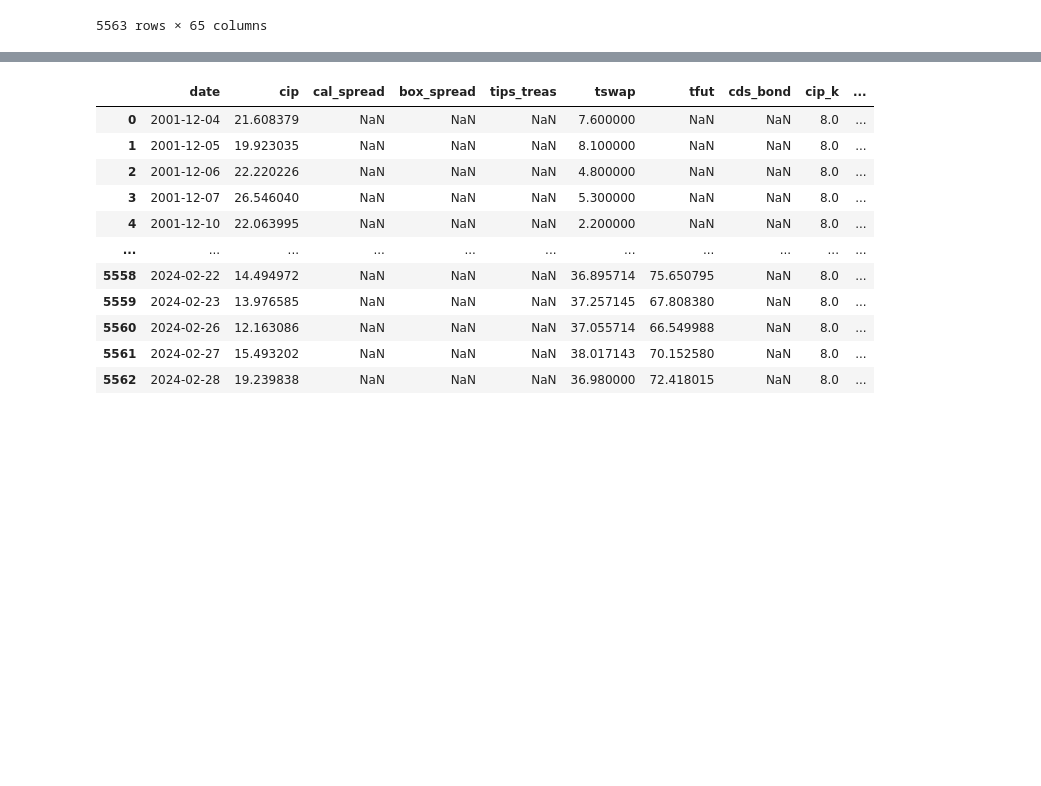
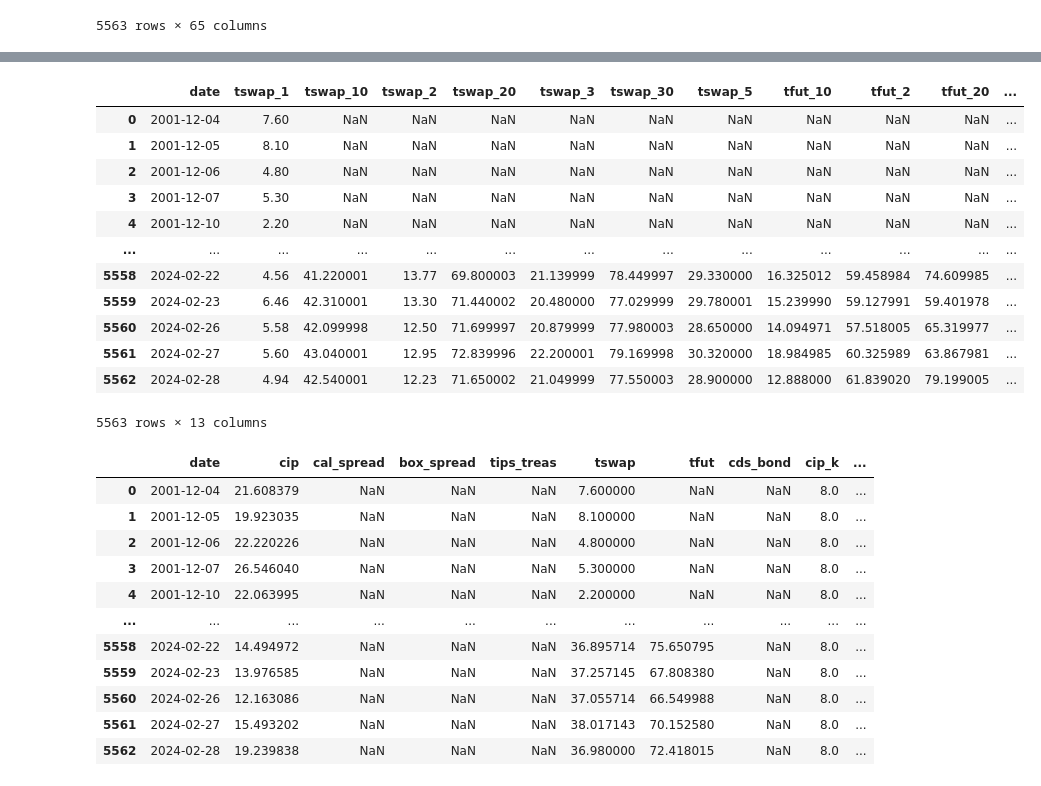
Before and after one commit to maxz073/p10_Siriwardane_et_al_2026, a Jupyter notebook: src/check.ipynb, the cells around one changed output, grey strips where cells are left out. Cells and saved outputs as stored; diff of their text form; code cells hidden in the pictures; blank space fills up the shorter version.

```diff
--- a/src/check.ipynb
+++ b/src/check.ipynb
@@ -351,3 +369,23 @@ df_arb_spread
+# %%
+selected_cols = [
+    'date', 'tswap_1', 'tswap_10', 'tswap_2', 'tswap_20', 'tswap_3', 'tswap_30', 'tswap_5',
+    'tfut_10', 'tfut_2', 'tfut_20', 'tfut_30', 'tfut_5',
+]
+display(df_arb_spread[selected_cols])
+# %% [output]
+|  | date | tswap_1 | tswap_10 | tswap_2 | tswap_20 | tswap_3 | tswap_30 | tswap_5 | tfut_10 | tfut_2 | tfut_20 | ... |
+| 0 | 2001-12-04 | 7.60 | NaN | NaN | NaN | NaN | NaN | NaN | NaN | NaN | NaN | ... |
+| 1 | 2001-12-05 | 8.10 | NaN | NaN | NaN | NaN | NaN | NaN | NaN | NaN | NaN | ... |
+| 2 | 2001-12-06 | 4.80 | NaN | NaN | NaN | NaN | NaN | NaN | NaN | NaN | NaN | ... |
+| 3 | 2001-12-07 | 5.30 | NaN | NaN | NaN | NaN | NaN | NaN | NaN | NaN | NaN | ... |
+| 4 | 2001-12-10 | 2.20 | NaN | NaN | NaN | NaN | NaN | NaN | NaN | NaN | NaN | ... |
+| ... | ... | ... | ... | ... | ... | ... | ... | ... | ... | ... | ... | ... |
+| 5558 | 2024-02-22 | 4.56 | 41.220001 | 13.77 | 69.800003 | 21.139999 | 78.449997 | 29.330000 | 16.325012 | 59.458984 | 74.609985 | ... |
+| 5559 | 2024-02-23 | 6.46 | 42.310001 | 13.30 | 71.440002 | 20.480000 | 77.029999 | 29.780001 | 15.239990 | 59.127991 | 59.401978 | ... |
+| 5560 | 2024-02-26 | 5.58 | 42.099998 | 12.50 | 71.699997 | 20.879999 | 77.980003 | 28.650000 | 14.094971 | 57.518005 | 65.319977 | ... |
+| 5561 | 2024-02-27 | 5.60 | 43.040001 | 12.95 | 72.839996 | 22.200001 | 79.169998 | 30.320000 | 18.984985 | 60.325989 | 63.867981 | ... |
+| 5562 | 2024-02-28 | 4.94 | 42.540001 | 12.23 | 71.650002 | 21.049999 | 77.550003 | 28.900000 | 12.888000 | 61.839020 | 79.199005 | ... |
+5563 rows × 13 columns
 # %%
 # Load arbitrage strategy (wide)
 df_arb_strategy = pd.read_stata("../data_manual/arbitrage_strategy_wide.dta")
```
Also changed, not shown: parts of 4 cells of this notebook, 10 other files.
